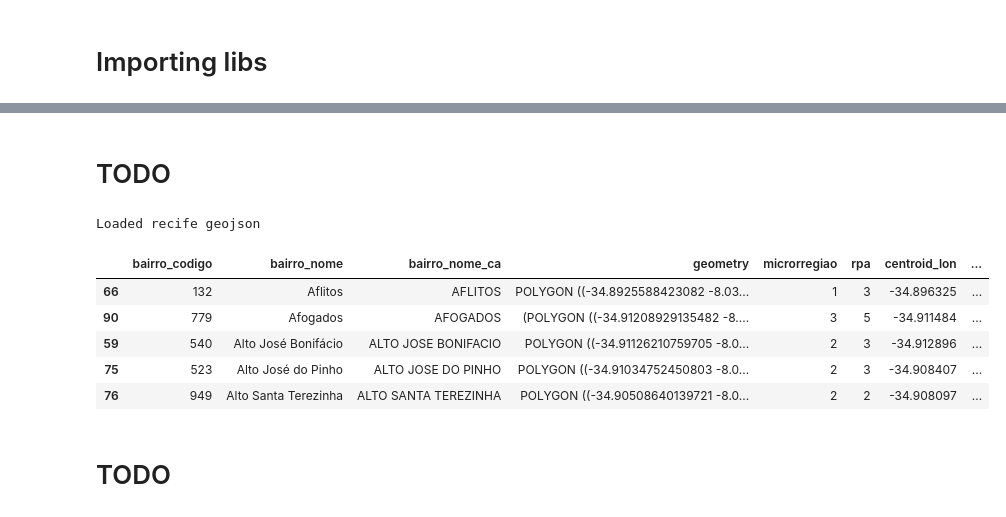
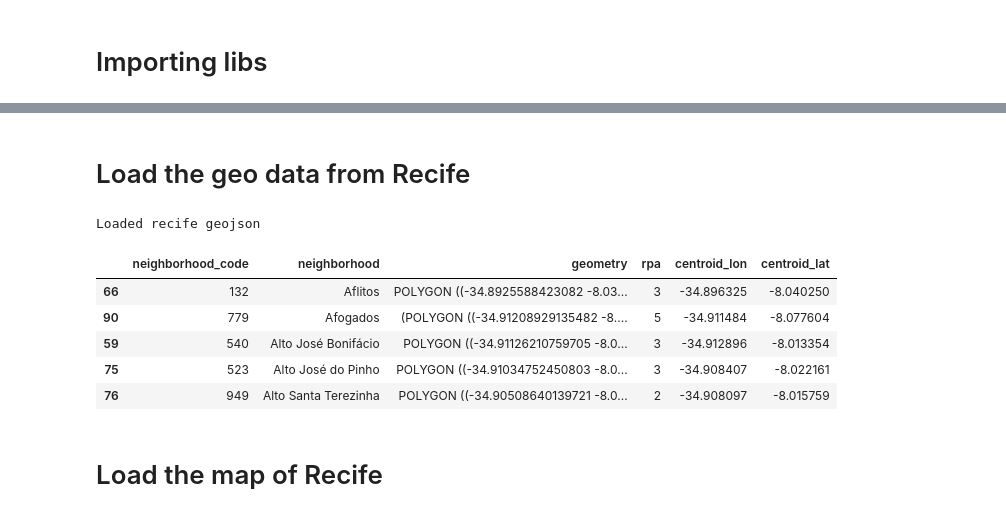
Before and after one commit to dfds0/Coursera_IBM_Project-Capstone, a Jupyter notebook: Metropolitan region of Recife.ipynb, the cells around one changed output, grey strips where cells are left out. Saved outputs shown, nothing was run; the diff lists cells and outputs as text; code cells hidden in the pictures.

```diff
--- a/Metropolitan region of Recife.ipynb
+++ b/Metropolitan region of Recife.ipynb
@@ -51,33 +51,36 @@ proj4-5.2.0          | 7.0 MB    | ##################################### | 100%
 Preparing transaction: done
 Verifying transaction: done
 Executing transaction: done
-# %% [markdown]
-# TODO
+# %% [markdown]
+# Load the geo data from Recife
 # %%
 # geojon data provided by http://dados.recife.pe.gov.br/dataset/area-urbana
 !wget -q -O 'recife.json' http://dados.recife.pe.gov.br/dataset/c1f100f0-f56f-4dd4-9dcc-1aa4da28798a/resource/e43bee60-9448-4d3d-92ff-2378bc3b5b00/download/bairros.geojson
 
 with open('recife.json') as json_data:
     recife_data = json.load(json_data)
 
 print("Loaded recife geojson")
 
 gdf = gpd.GeoDataFrame.from_features(recife_data)
 gdf['centroid_lon'] = gdf['geometry'].centroid.x
 gdf['centroid_lat'] = gdf['geometry'].centroid.y
 gdf.crs = {'init' :'epsg:4326'}
 
-gdf['venues'] = 0
 gdf = gdf.sort_values('bairro_nome')
+del gdf['bairro_nome_ca']
+del gdf['microrregiao']
+
+gdf.rename(columns={'bairro_codigo': 'neighborhood_code', 'bairro_nome': 'neighborhood'}, inplace=True)
 
 gdf.head()
 # %% [output]
 Loaded recife geojson
-|  | bairro_codigo | bairro_nome | bairro_nome_ca | geometry | microrregiao | rpa | centroid_lon | ... |
-| 66 | 132 | Aflitos | AFLITOS | POLYGON ((-34.8925588423082 -8.03... | 1 | 3 | -34.896325 | ... |
-| 90 | 779 | Afogados | AFOGADOS | (POLYGON ((-34.91208929135482 -8.... | 3 | 5 | -34.911484 | ... |
-| 59 | 540 | Alto José Bonifácio | ALTO JOSE BONIFACIO | POLYGON ((-34.91126210759705 -8.0... | 2 | 3 | -34.912896 | ... |
-| 75 | 523 | Alto José do Pinho | ALTO JOSE DO PINHO | POLYGON ((-34.91034752450803 -8.0... | 2 | 3 | -34.908407 | ... |
-| 76 | 949 | Alto Santa Terezinha | ALTO SANTA TEREZINHA | POLYGON ((-34.90508640139721 -8.0... | 2 | 2 | -34.908097 | ... |
+|  | neighborhood_code | neighborhood | geometry | rpa | centroid_lon | centroid_lat |
+| 66 | 132 | Aflitos | POLYGON ((-34.8925588423082 -8.03... | 3 | -34.896325 | -8.040250 |
+| 90 | 779 | Afogados | (POLYGON ((-34.91208929135482 -8.... | 5 | -34.911484 | -8.077604 |
+| 59 | 540 | Alto José Bonifácio | POLYGON ((-34.91126210759705 -8.0... | 3 | -34.912896 | -8.013354 |
+| 75 | 523 | Alto José do Pinho | POLYGON ((-34.91034752450803 -8.0... | 3 | -34.908407 | -8.022161 |
+| 76 | 949 | Alto Santa Terezinha | POLYGON ((-34.90508640139721 -8.0... | 2 | -34.908097 | -8.015759 |
-# %% [markdown]
-# TODO
+# %% [markdown]
+# Load the map of Recife
```
Also changed, not shown: parts of 21 cells of this notebook.
